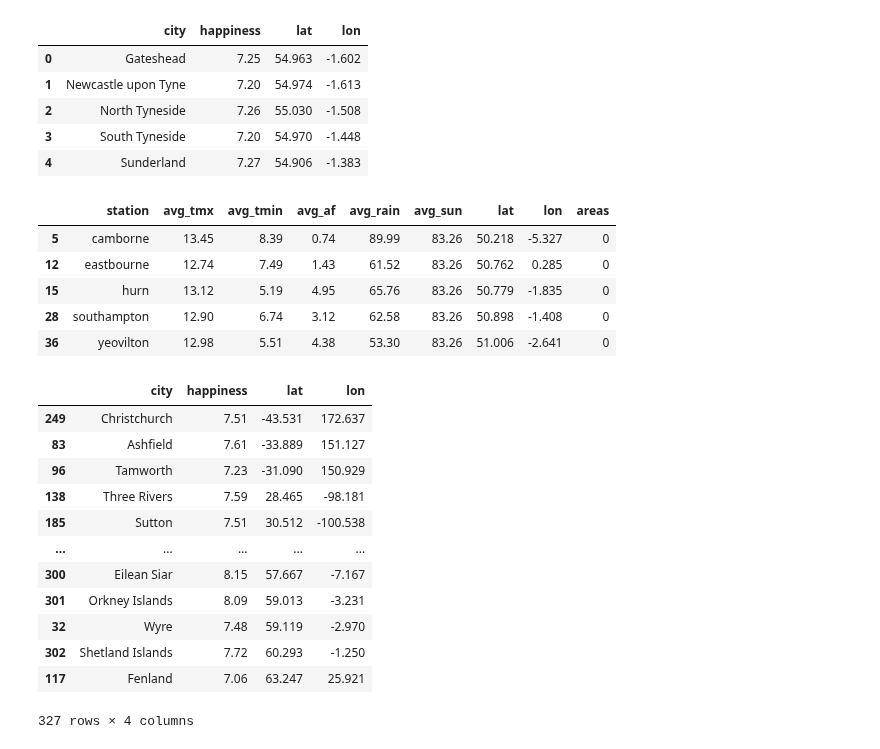
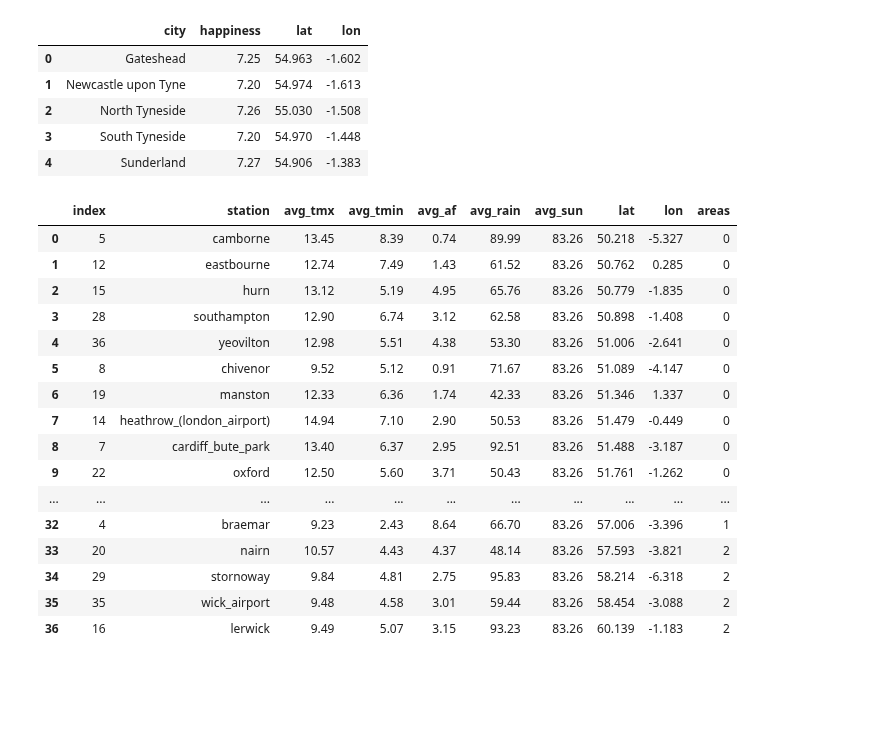
Before and after one commit to paxton615/Notes, a Jupyter notebook: Weather_stations/Download_station_data.ipynb, the cells around one changed output. Drawn from its saved outputs; the diff is of its cells as text; code cells hidden in the pictures; blank space fills up the shorter version.

Commit message:
got lat and lon for all cities

```diff
--- a/Weather_stations/Download_station_data.ipynb
+++ b/Weather_stations/Download_station_data.ipynb
@@ -615,27 +618,25 @@ happy_cities.head()
 | 4 | Sunderland | 7.27 | 54.906 | -1.383 |
 # %%
 ascending_data = data.sort_values(by='lat', ascending=True)
-ascending_data.head()
+ascending_data = ascending_data.reset_index()
+ascending_data
 # %% [output]
-|  | station | avg_tmx | avg_tmin | avg_af | avg_rain | avg_sun | lat | lon | areas |
-| 5 | camborne | 13.45 | 8.39 | 0.74 | 89.99 | 83.26 | 50.218 | -5.327 | 0 |
-| 12 | eastbourne | 12.74 | 7.49 | 1.43 | 61.52 | 83.26 | 50.762 | 0.285 | 0 |
-| 15 | hurn | 13.12 | 5.19 | 4.95 | 65.76 | 83.26 | 50.779 | -1.835 | 0 |
-| 28 | southampton | 12.90 | 6.74 | 3.12 | 62.58 | 83.26 | 50.898 | -1.408 | 0 |
-| 36 | yeovilton | 12.98 | 5.51 | 4.38 | 53.30 | 83.26 | 51.006 | -2.641 | 0 |
+|  | index | station | avg_tmx | avg_tmin | avg_af | avg_rain | avg_sun | lat | lon | areas |
+| 0 | 5 | camborne | 13.45 | 8.39 | 0.74 | 89.99 | 83.26 | 50.218 | -5.327 | 0 |
+| 1 | 12 | eastbourne | 12.74 | 7.49 | 1.43 | 61.52 | 83.26 | 50.762 | 0.285 | 0 |
+| 2 | 15 | hurn | 13.12 | 5.19 | 4.95 | 65.76 | 83.26 | 50.779 | -1.835 | 0 |
+| 3 | 28 | southampton | 12.90 | 6.74 | 3.12 | 62.58 | 83.26 | 50.898 | -1.408 | 0 |
+| 4 | 36 | yeovilton | 12.98 | 5.51 | 4.38 | 53.30 | 83.26 | 51.006 | -2.641 | 0 |
+| 5 | 8 | chivenor | 9.52 | 5.12 | 0.91 | 71.67 | 83.26 | 51.089 | -4.147 | 0 |
+| 6 | 19 | manston | 12.33 | 6.36 | 1.74 | 42.33 | 83.26 | 51.346 | 1.337 | 0 |
+| 7 | 14 | heathrow_(london_airport) | 14.94 | 7.10 | 2.90 | 50.53 | 83.26 | 51.479 | -0.449 | 0 |
+| 8 | 7 | cardiff_bute_park | 13.40 | 6.37 | 2.95 | 92.51 | 83.26 | 51.488 | -3.187 | 0 |
+| 9 | 22 | oxford | 12.50 | 5.60 | 3.71 | 50.43 | 83.26 | 51.761 | -1.262 | 0 |
+| ... | ... | ... | ... | ... | ... | ... | ... | ... | ... | ... |
+| 32 | 4 | braemar | 9.23 | 2.43 | 8.64 | 66.70 | 83.26 | 57.006 | -3.396 | 1 |
+| 33 | 20 | nairn | 10.57 | 4.43 | 4.37 | 48.14 | 83.26 | 57.593 | -3.821 | 2 |
+| 34 | 29 | stornoway | 9.84 | 4.81 | 2.75 | 95.83 | 83.26 | 58.214 | -6.318 | 2 |
+| 35 | 35 | wick_airport | 9.48 | 4.58 | 3.01 | 59.44 | 83.26 | 58.454 | -3.088 | 2 |
+| 36 | 16 | lerwick | 9.49 | 5.07 | 3.15 | 93.23 | 83.26 | 60.139 | -1.183 | 2 |
 # %%
-happy_cities.sort_values(by='lat', ascending=True) # 有些lat小于50.218甚至为负数
+# happy_cities.sort_values(by='lat', ascending=True) # 有些lat小于50.218甚至为负数, 有些大于60.139
-# %% [output]
-|  | city | happiness | lat | lon |
-| 249 | Christchurch | 7.51 | -43.531 | 172.637 |
-| 83 | Ashfield | 7.61 | -33.889 | 151.127 |
-| 96 | Tamworth | 7.23 | -31.090 | 150.929 |
-| 138 | Three Rivers | 7.59 | 28.465 | -98.181 |
-| 185 | Sutton | 7.51 | 30.512 | -100.538 |
-| ... | ... | ... | ... | ... |
-| 300 | Eilean Siar | 8.15 | 57.667 | -7.167 |
-| 301 | Orkney Islands | 8.09 | 59.013 | -3.231 |
-| 32 | Wyre | 7.48 | 59.119 | -2.970 |
-| 302 | Shetland Islands | 7.72 | 60.293 | -1.250 |
-| 117 | Fenland | 7.06 | 63.247 | 25.921 |
-327 rows × 4 columns
```
Also changed, not shown: parts of 23 cells of this notebook, 2 other files.
